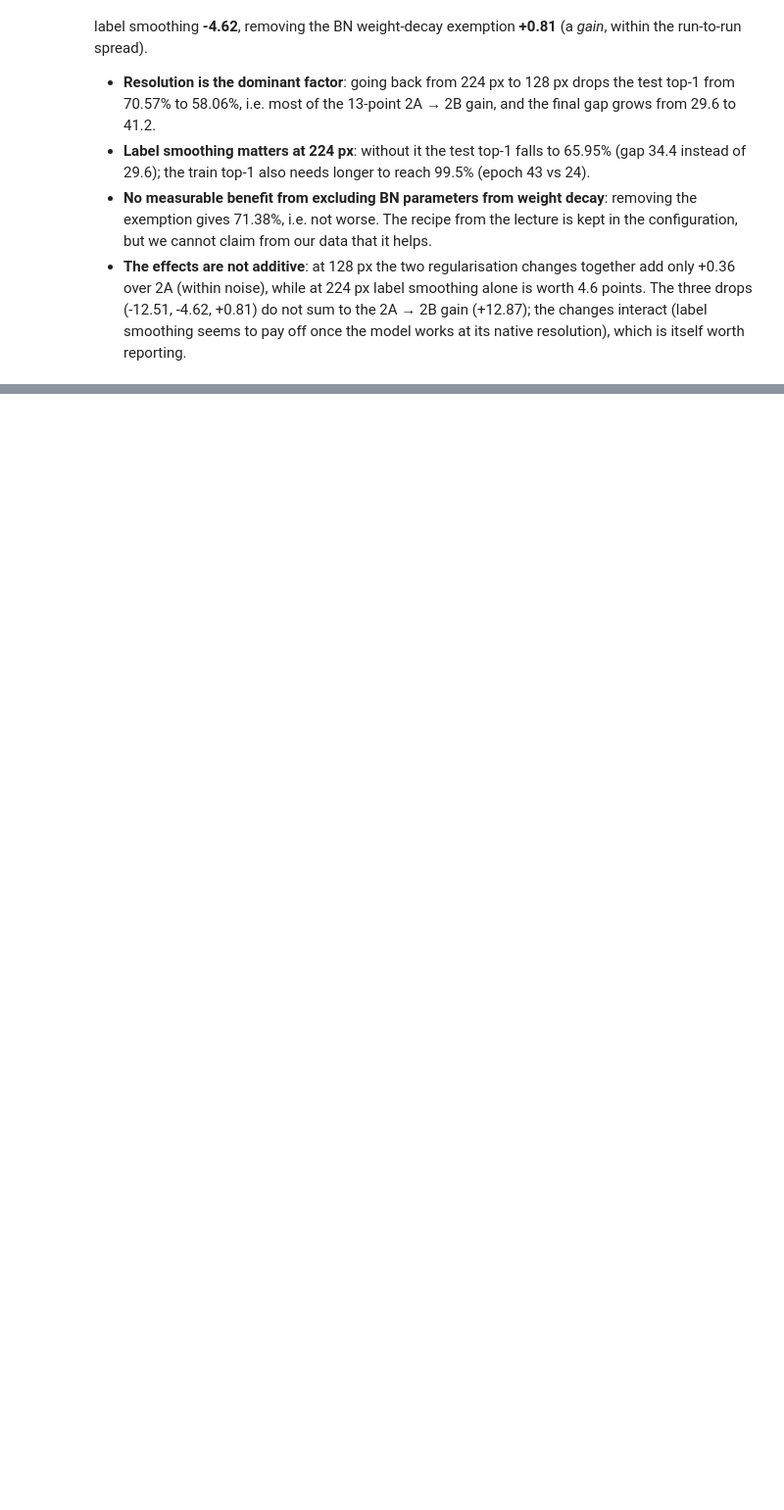
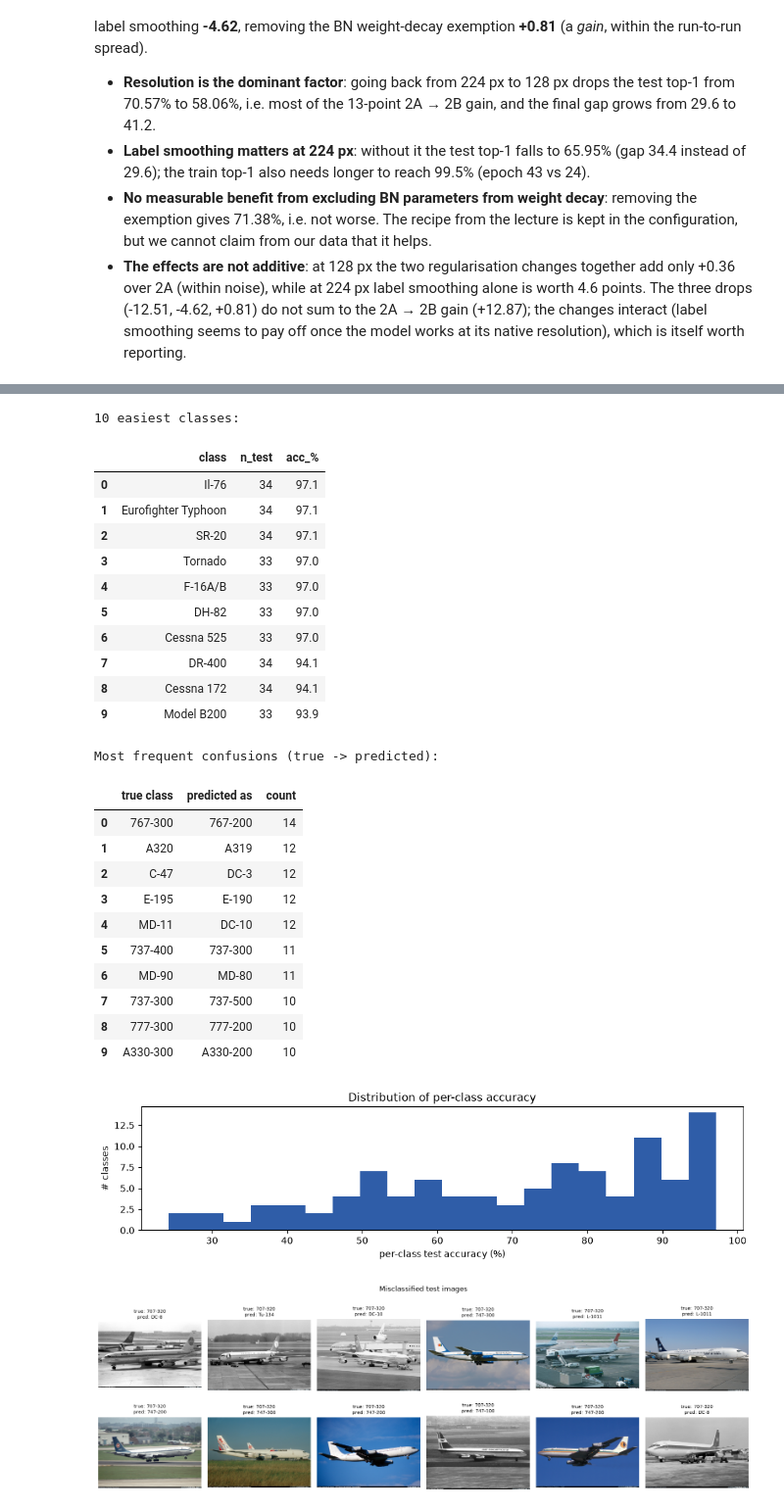
Before and after one commit to LuyaoMa-ace/IPCV_HW, a Jupyter notebook: assignment_module_two_executed.ipynb, the cells around one changed output, grey strips where cells are left out. Shown at 98% size. Drawn from its saved outputs; the diff is of its cells as text; code cells hidden in the pictures; blank space fills up the shorter version.

```diff
--- a/assignment_module_two_executed.ipynb
+++ b/assignment_module_two_executed.ipynb
@@ -1234,0 +1319,53 @@ Drops relative to the full 2B configuration (70.57%): removing the resolution ch
+# %%
+# --- Error analysis of the final Part 2B model (test split) ---
+import pandas as pd
+
+def error_report(preds, targets, classes, top_k=10):
+    """Per-class accuracy and the most frequent (true -> predicted) confusions."""
+    preds, targets = np.asarray(preds), np.asarray(targets)
+    acc = np.array([(preds[targets == c] == c).mean() * 100 if (targets == c).any() else np.nan
+                    for c in range(len(classes))])
+    per_class = pd.DataFrame({"class": classes, "n_test": np.bincount(targets, minlength=len(classes)),
+                              "acc_%": acc.round(1)}).sort_values("acc_%")
+    wrong = preds != targets
+    pairs = collections.Counter(zip(targets[wrong].tolist(), preds[wrong].tolist()))
+    conf = pd.DataFrame([(classes[t], classes[p], n) for (t, p), n in pairs.most_common(top_k)],
+                        columns=["true class", "predicted as", "count"])
+    return per_class, conf
+
+ERR_MODEL = "p2b_resnet18_tuned"
+ck = torch.load(CKPT_DIR / f"{ERR_MODEL}.pt", map_location="cpu", weights_only=False)   # our own checkpoint
+err_model = build_resnet18(num_classes=NUM_CLASSES, pretrained=False)
+err_model.load_state_dict(ck["model"]); err_model.to(DEVICE).eval()
+_, _, err_test_loader = make_loaders(img_size=224, mean=IMAGENET_MEAN, std=IMAGENET_STD,
+                                     num_workers=int(os.environ.get("IPCV_NUM_WORKERS", 2)))
+all_pred, all_true = [], []
+with torch.no_grad():
+    for x, y in err_test_loader:
+        all_pred.append(err_model(x.to(DEVICE)).argmax(1).cpu()); all_true.append(y)
+all_pred, all_true = torch.cat(all_pred).numpy(), torch.cat(all_true).numpy()
+print(f"{ERR_MODEL}: test top-1 recomputed {100 * (all_pred == all_true).mean():.2f}% "
+      f"(stored in the checkpoint: {ck['test_top1']:.2f}%)")
+
+per_class, conf = error_report(all_pred, all_true, raw_test.classes)
+print("\n10 hardest classes:");  display(per_class.head(10).reset_index(drop=True))
+print("10 easiest classes:");   display(per_class.tail(10).iloc[::-1].reset_index(drop=True))
+print("Most frequent confusions (true -> predicted):"); display(conf)
+
+fig, ax = plt.subplots(figsize=(10, 2.8))
+ax.hist(per_class["acc_%"].dropna(), bins=20, color="#2f5da8")
+ax.set_xlabel("per-class test accuracy (%)"); ax.set_ylabel("# classes"); ax.set_title("Distribution of per-class accuracy")
+plt.tight_layout(); plt.show()
+
+# a few misclassified test images: one random error from each of 12 randomly chosen classes (seed 0)
+rng = np.random.default_rng(0)
+errors_by_class = {}
+for i in np.flatnonzero(all_pred != all_true):
+    errors_by_class.setdefault(int(all_true[i]), []).append(int(i))
+bad = [int(rng.choice(errors_by_class[c])) for c in rng.choice(sorted(errors_by_class), size=12, replace=False)]
+fig, axes = plt.subplots(2, 6, figsize=(16, 5.6))
+for a, i in zip(axes.flat, bad):
+    a.imshow(raw_test[int(i)][0]); a.axis("off")
+    a.set_title(f"true: {raw_test.classes[all_true[i]]}\npred: {raw_test.classes[all_pred[i]]}", fontsize=8)
+plt.suptitle("Misclassified test images (random errors from 12 different classes)"); plt.tight_layout(); plt.show()
+# %% [output]
@@ -1234,0 +1386,26 @@ Drops relative to the full 2B configuration (70.57%): removing the resolution ch
+10 easiest classes:
+|  | class | n_test | acc_% |
+| 0 | Il-76 | 34 | 97.1 |
+| 1 | Eurofighter Typhoon | 34 | 97.1 |
+| 2 | SR-20 | 34 | 97.1 |
+| 3 | Tornado | 33 | 97.0 |
+| 4 | F-16A/B | 33 | 97.0 |
+| 5 | DH-82 | 33 | 97.0 |
+| 6 | Cessna 525 | 33 | 97.0 |
+| 7 | DR-400 | 34 | 94.1 |
+| 8 | Cessna 172 | 34 | 94.1 |
+| 9 | Model B200 | 33 | 93.9 |
+Most frequent confusions (true -> predicted):
+|  | true class | predicted as | count |
+| 0 | 767-300 | 767-200 | 14 |
+| 1 | A320 | A319 | 12 |
+| 2 | C-47 | DC-3 | 12 |
+| 3 | E-195 | E-190 | 12 |
+| 4 | MD-11 | DC-10 | 12 |
+| 5 | 737-400 | 737-300 | 11 |
+| 6 | MD-90 | MD-80 | 11 |
+| 7 | 737-300 | 737-500 | 10 |
+| 8 | 777-300 | 777-200 | 10 |
+| 9 | A330-300 | A330-200 | 10 |
+[figure, added]
+[figure, added]
```
Also changed, not shown: parts of 46 cells of this notebook, 2 other files.
